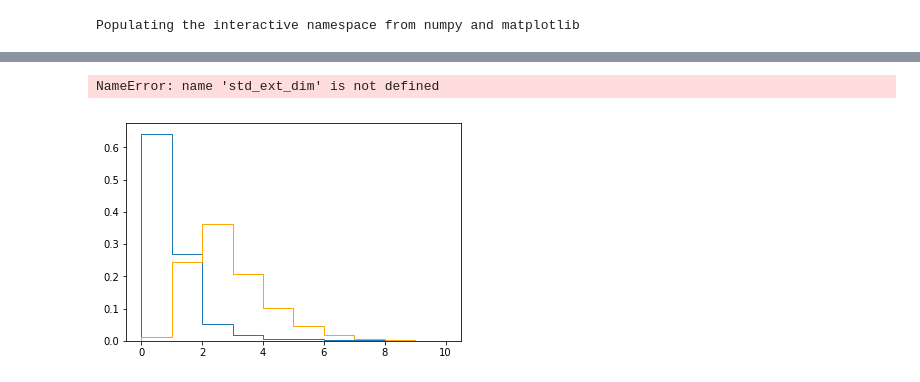
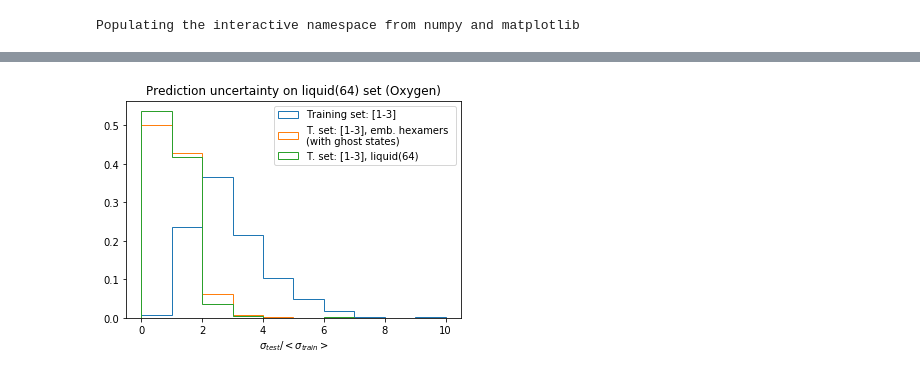
Before and after one commit to semodi/mlcf, a Jupyter notebook: jupyter/stdev_analysis.ipynb, the cells around one changed output, grey strips where cells are left out. Saved outputs shown, nothing was run; the diff lists cells and outputs as text; code cells hidden in the pictures.

Commit message:
norm threshold and more stdev analysis

```diff
--- a/jupyter/stdev_analysis.ipynb
+++ b/jupyter/stdev_analysis.ipynb
@@ -46,3 +14,0 @@ plot(feat.T);
-# %%
-X_train, _ = train_test_split(feat, test_size = 0.5)
-X_train, X_test = train_test_split(feat, test_size = 0.5)
@@ -77,15 +14,0 @@ hist(std_test, range= (1,10), bins = 20)
-# %%
-systems = ['64']
-# systems = ['128']
-which = 'o'
-all_features = []
-for system in systems:
-    elfs = elf.utils.hdf5_to_elfs('../data/' + baseline + '/elfs/basis_default_elf/{}_processed.hdf5'.format(system), which)
-    ext_feat = np.concatenate([[e.value for e in e] for e in elfs], axis = 0 )
-    all_features.append(ext_feat)
-ext_feat = np.concatenate(all_features)
-ext_feat = ext_feat[:,feat_mask]
-ext_feat = scaler.transform(ext_feat)
-
-_, std_ext = model.predict(ext_feat, return_std = True)
-std_ext /= np.mean(std_train)
@@ -103,0 +70,11 @@ hist(std_ext_mb,color = 'orange', density = True,  range= (0,10), histtype= 'ste
+# %%
+which = 'o'
+splits = [0.5]
+std_ext_mb, mean_train = get_pred_uncertainty('revPBE',['monomers','dimers','trimers'],['64'],
+                                  which, strides = [1,1,1], splits = splits)
+
+std_ext_emb, _ = get_pred_uncertainty('revPBE',['monomers','dimers','trimers','hexamers_embedded_ghost'],
+                                   ['64'],which, strides = [1,1,1,6], splits = splits, mean_train = mean_train)
+
+std_ext_64, _ = get_pred_uncertainty('revPBE',['monomers','dimers','trimers','64'],
+                                   ['64'],which, strides = [1,1,1,1], splits = splits, mean_train = mean_train)
@@ -104,12 +96,12 @@ hist(std_ext_mb,color = 'orange', density = True,  range= (0,10), histtype= 'ste
 # %%
-hist(std_test ,density=True, range= (0,10),histtype= 'step', label = 'Training geometries')
-hist(std_ext_mb,color = 'orange', density = True,  range= (0,10), histtype= 'step', label = '64 (1-3)')
-hist(std_ext_dim,color = 'red', density = True,  range= (0,10), histtype= 'step',label = '64 (1-3 + embedded dimers)')
-hist(std_ext,color = 'green', density = True,  range= (0,10), histtype= 'step',label = '64 (1-3 + embedded dimers/trimers)')
+# hist(std_test ,density=True, range= (0,10), histtype= 'step', label = 'Training set: 1-3')
+hist(std_ext_mb,color = 'C0', density = True,  range= (0,10), histtype= 'step', label = 'Training set: [1-3]')
+hist(std_ext_emb,color = 'C1', density = True,  range= (0,10), histtype= 'step', label = 'T. set: [1-3], emb. hexamers \n(with ghost states)')
+hist(std_ext_64,color = 'C2', density = True,  range= (0,10), histtype= 'step', label = 'T. set: [1-3], liquid(64)')
 legend()
 xlabel('$\sigma_{test}/ < \sigma_{train} > $')
-savefig('std_analysis_elf.pdf')
-savefig('std_analysis_elf.eps')
+title('Prediction uncertainty on liquid(64) set (Oxygen)')
+savefig('std_analysis_elf_hexembedded_O.pdf')
+savefig('std_analysis_elf_hexembedded_O.eps')
 # %% [output]
-NameError: name 'std_ext_dim' is not defined
-[figure, old version]
+[figure, new version]
```
Also changed, not shown: parts of 15 cells of this notebook, 2 other files.
